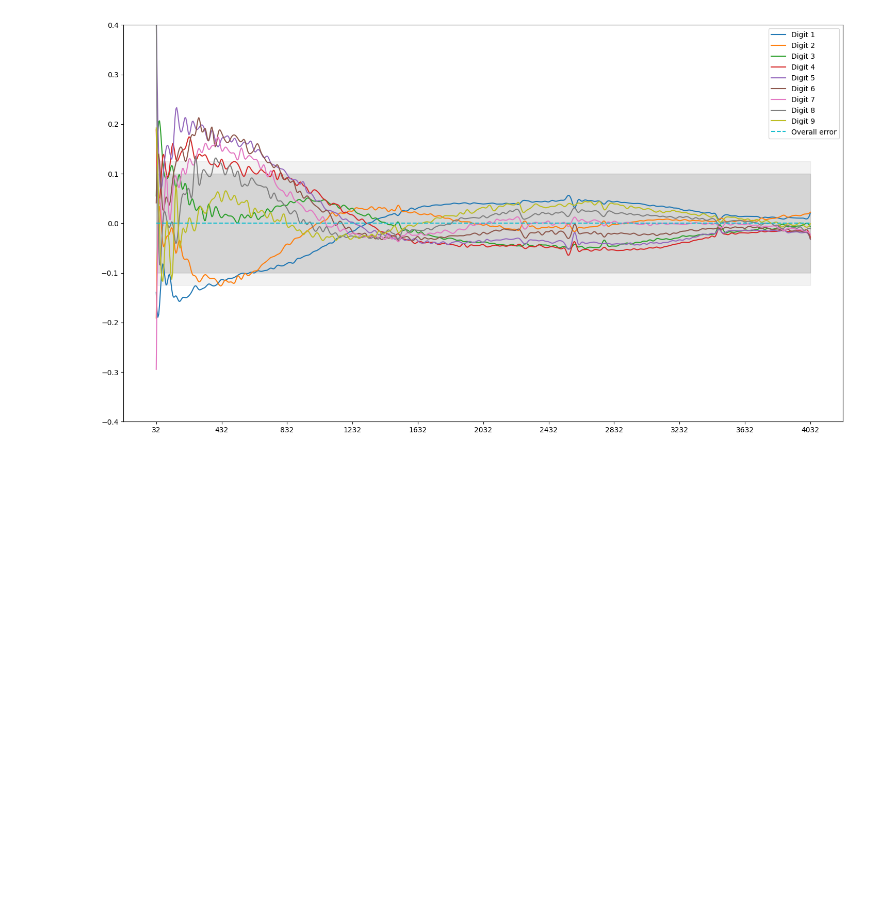
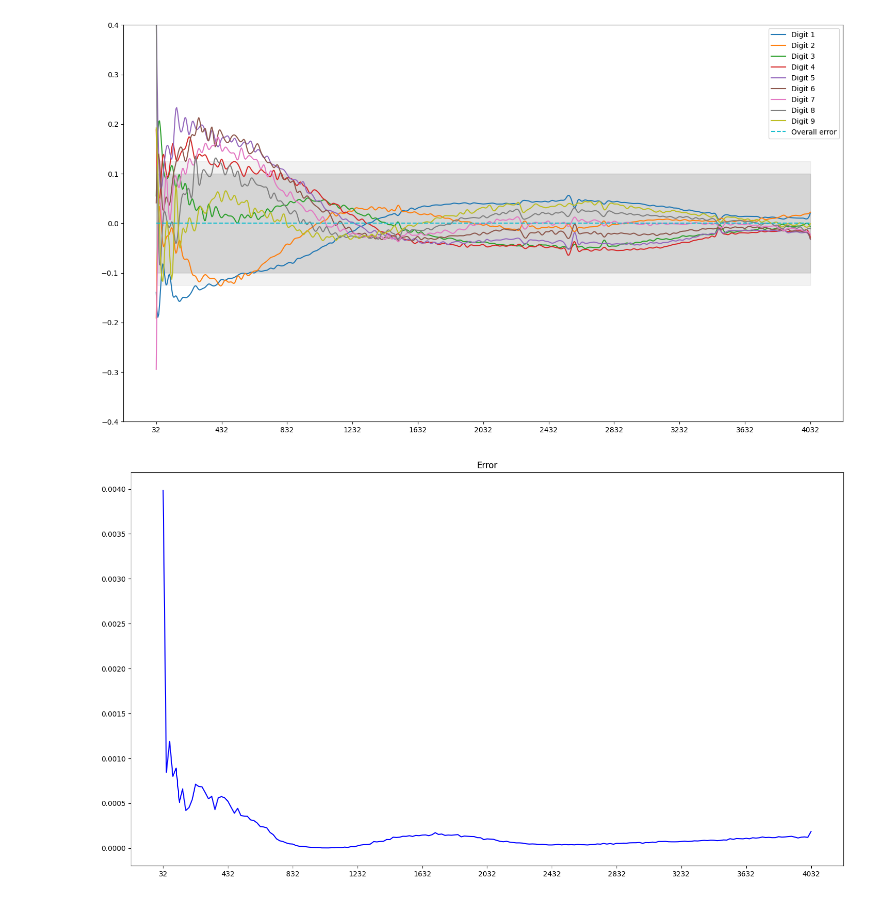
Before and after one commit to mathscapes/benford-image, a Jupyter notebook: bs11.ipynb, the cells around one changed output. Drawn from its saved outputs; the diff is of its cells as text; code cells hidden in the pictures; blank space fills up the shorter version.

Commit message:
bs11 study 6

```diff
--- a/bs11.ipynb
+++ b/bs11.ipynb
@@ -222,6 +222,39 @@ class plot:
         plt.ylim(-0.4, 0.4)
 
         plt.legend()
+
+    @classmethod
+    def study6(cls, df, log=False, xstep=20):
+        # Plot errors for each image width
+
+        # Create one plot
+        fig = plt.figure()
+        fig.set_size_inches(18, 10)
+
+        # Sort dataframe by r["width"]
+        df = df.sort_values(by=['width'])
+
+        # Get a list of all widths
+        widths = df["width"].unique()
+
+        errors = []
+
+        # For each width
+        for w in widths:
+            # Get the mean error for the current width
+            errors.append(df[df["width"] == w]["analysis"].apply(lambda x: x["dct"]["error"]).mean())
+
+        # Plot the error in the last subplot
+        plt.plot(widths, errors, color='blue')
+
+        # Set x-ticks for all the subplots as the widths
+        plt.xticks(widths[::xstep])
+
+        # Set x-axis to log scale
+        if log: plt.xscale('log')
+
+        # Set the title
+        plt.title("Error")
 # %%
 I = read('data/IMG_0026.jpeg')
 plot.image(I)
@@ -365,3 +398,9 @@ plot.study5(stats, log=False, xstep=20)
 plt.savefig('output/' + file + '_study5.png', dpi=300)
 # %% [output]
 [figure]
+# %%
+stats = stats.sort_values(by=['width'])
+plot.study6(stats, log=False, xstep=20)
+plt.savefig('output/' + file + '_study6.png', dpi=300)
+# %% [output]
+[figure, added]
```
Also changed, not shown: parts of 2 cells of this notebook, 1 other file.
